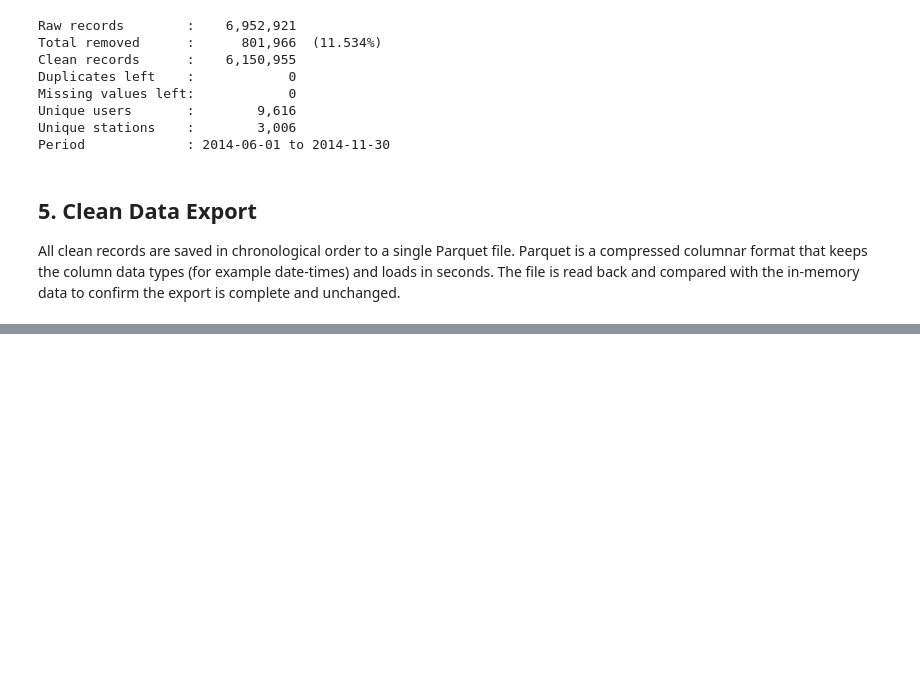
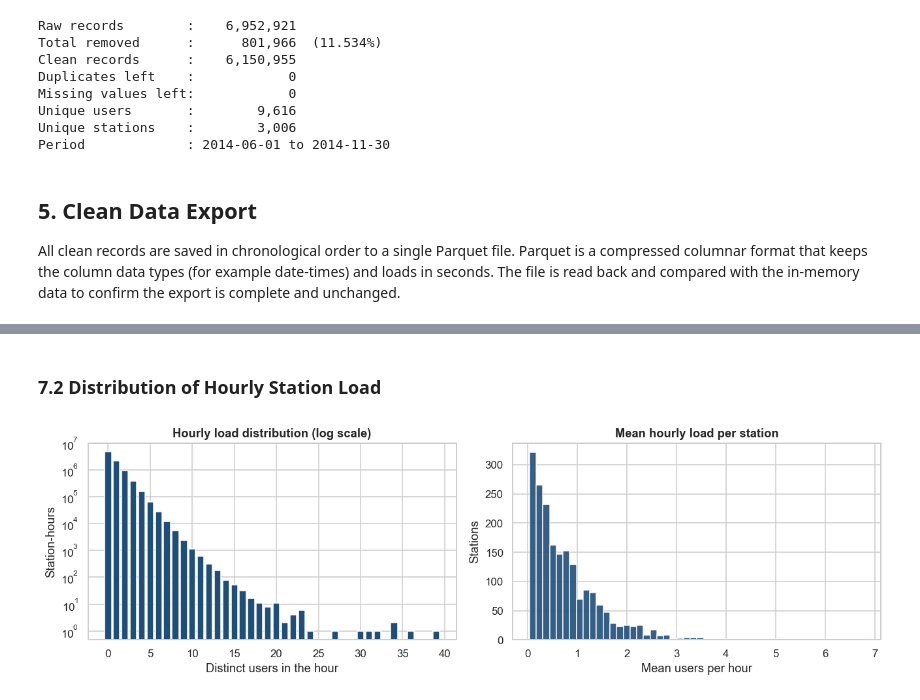
Before and after one commit to fahadiot/base-station-spike-prediction, a Jupyter notebook: main.ipynb, the cells around one changed output, grey strips where cells are left out. Cells and saved outputs as stored; diff of their text form; code cells hidden in the pictures; blank space fills up the shorter version.

```diff
--- a/main.ipynb
+++ b/main.ipynb
@@ -679,0 +828,14 @@ Table 15. Exported clean data file
+# %%
+keep = stations.index[stations['active_days'] >= MIN_ACTIVE_DAY_FRAC * N_DAYS]
+station_ids = keep.to_numpy()
+
+selection_summary = pd.DataFrame({
+    'Stations': [len(stations), len(keep)],
+    'Sessions': [stations['sessions'].sum(), stations.loc[keep, 'sessions'].sum()],
+    'Users':    [df['user_id'].nunique(), df.loc[df['station_id'].isin(keep), 'user_id'].nunique()],
+}, index=pd.Index(['All stations', f'Active on >= {MIN_ACTIVE_DAY_FRAC:.0%} of days'], name='Set'))
+selection_summary['Sessions (%)'] = selection_summary['Sessions'] / selection_summary['Sessions'].iloc[0] * 100
+
+display(selection_summary.style
+        .format({'Stations': '{:,}', 'Sessions': '{:,}', 'Users': '{:,}', 'Sessions (%)': '{:.2f}'})
+        .set_caption('Table 16. Station selection'))
@@ -679,0 +1029,23 @@ Table 15. Exported clean data file
+# %% [markdown]
+### 7.2 Distribution of Hourly Station Load
+# %%
+values = load.to_numpy().ravel()
+counts = pd.Series(values).value_counts().sort_index()
+
+fig, axes = plt.subplots(1, 2, figsize=(12, 3.8))
+axes[0].bar(counts.index, counts.values, color=COLOR, width=0.8)
+axes[0].set_yscale('log')
+axes[0].set_title('Hourly load distribution (log scale)')
+axes[0].set_xlabel('Distinct users in the hour')
+axes[0].set_ylabel('Station-hours')
+
+station_mean = load.mean()
+axes[1].hist(station_mean, bins=50, color=COLOR, alpha=0.9)
+axes[1].set_title('Mean hourly load per station')
+axes[1].set_xlabel('Mean users per hour')
+axes[1].set_ylabel('Stations')
+plt.tight_layout()
+plt.show()
+del values
+# %% [output]
+[figure, added]
```
Also changed, not shown: parts of 59 cells of this notebook, 3 other files.
